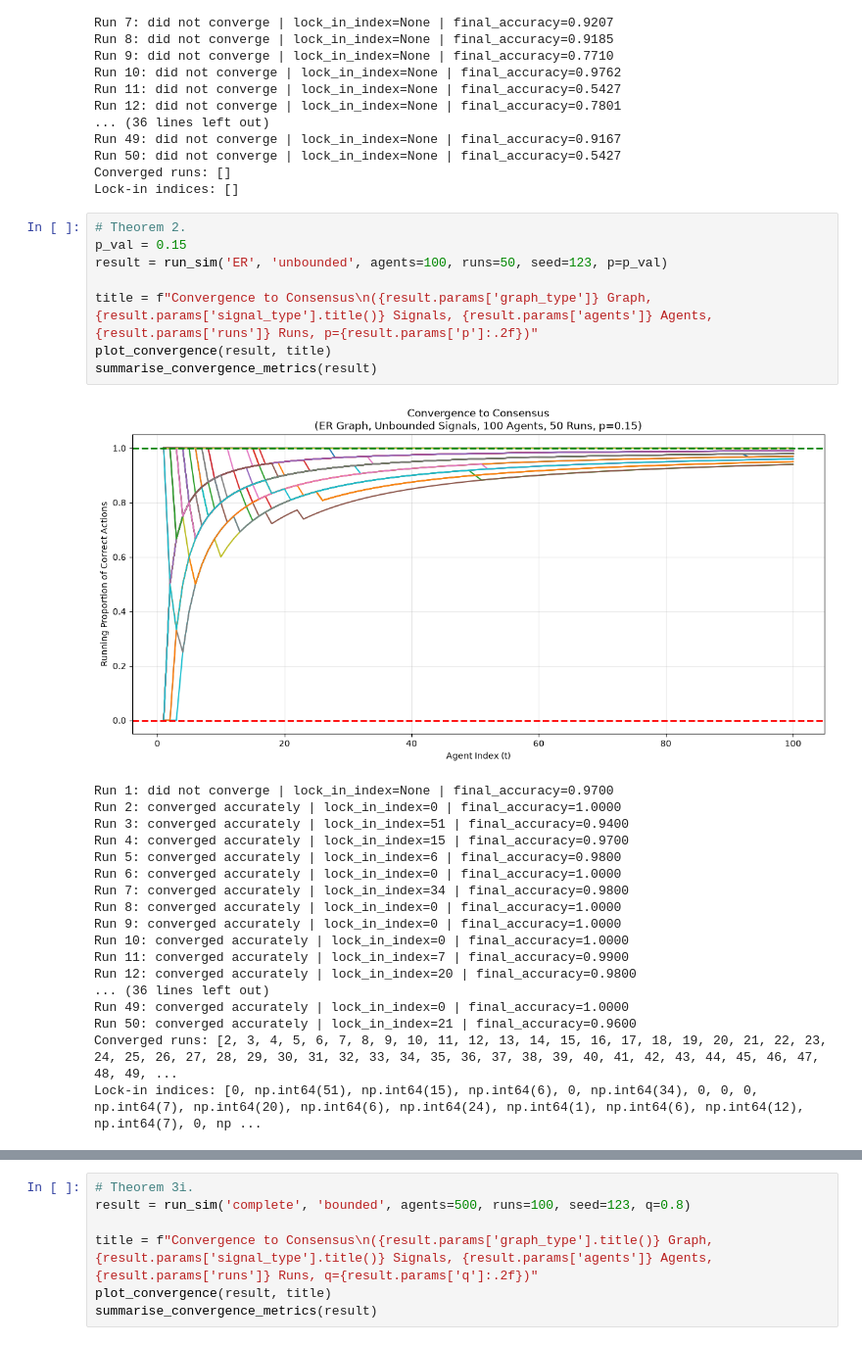
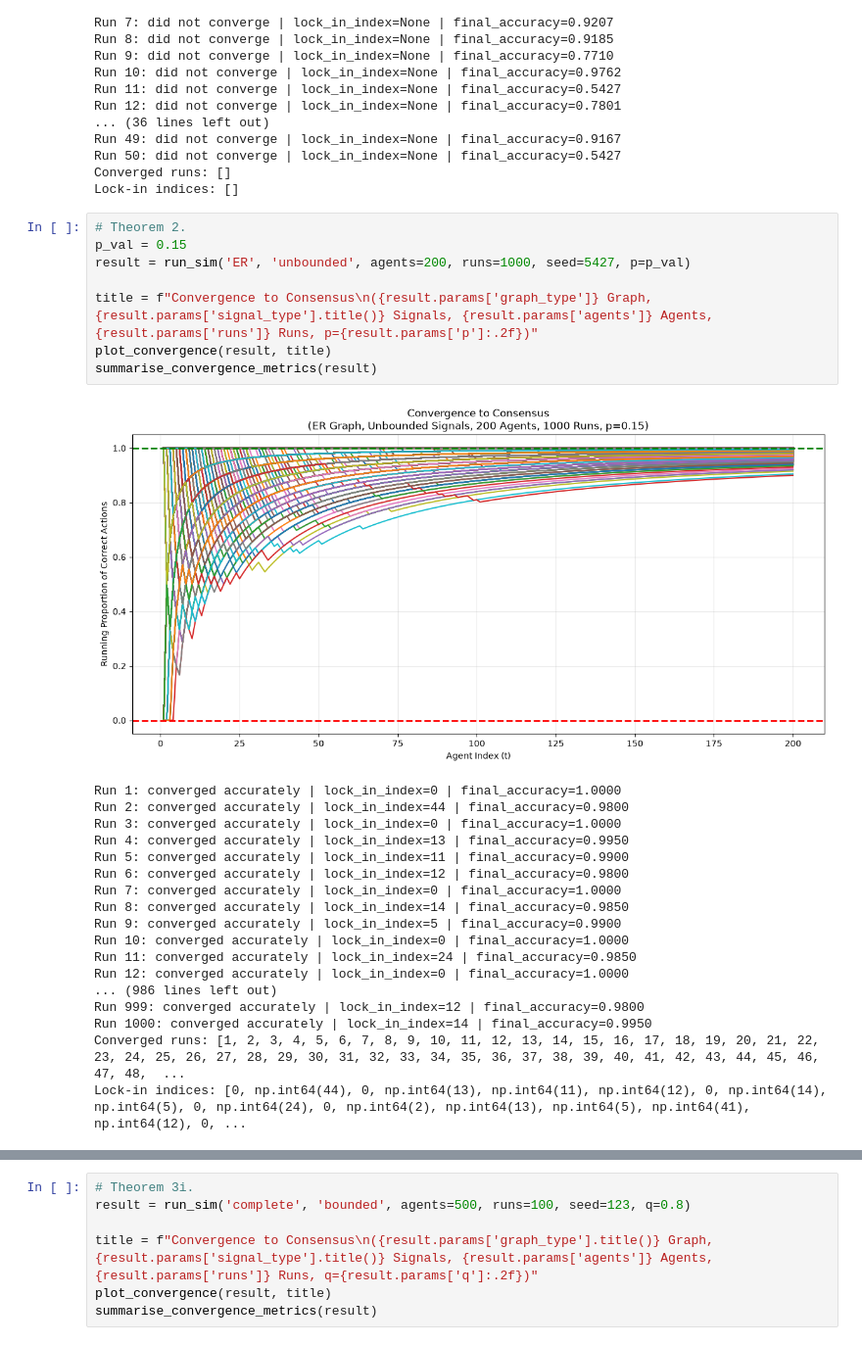
Before and after one commit to ys4ys4/Dynamic-Bayesian-Games-on-Random-Networks, a Jupyter notebook: SLM_testing.ipynb, the cells around one changed output, grey strips where cells are left out. Shown at 98% size. Drawn from its saved outputs; the diff is of its cells as text.

```diff
--- a/SLM_testing.ipynb
+++ b/SLM_testing.ipynb
@@ -109,30 +109,30 @@ Lock-in indices: []
 # %%
 # Theorem 2.
 p_val = 0.15
-result = run_sim('ER', 'unbounded', agents=100, runs=50, seed=123, p=p_val)
+result = run_sim('ER', 'unbounded', agents=200, runs=1000, seed=5427, p=p_val)
 
 title = f"Convergence to Consensus\n({result.params['graph_type']} Graph, {result.params['signal_type'].title()} Signals, {result.params['agents']} Agents, {result.params['runs']} Runs, p={result.params['p']:.2f})"
 plot_convergence(result, title)
 summarise_convergence_metrics(result)
 # %% [output]
-[figure, old version]
+[figure, new version]
-Run 1: did not converge | lock_in_index=None | final_accuracy=0.9700
-Run 2: converged accurately | lock_in_index=0 | final_accuracy=1.0000
-Run 3: converged accurately | lock_in_index=51 | final_accuracy=0.9400
-Run 4: converged accurately | lock_in_index=15 | final_accuracy=0.9700
-Run 5: converged accurately | lock_in_index=6 | final_accuracy=0.9800
-Run 6: converged accurately | lock_in_index=0 | final_accuracy=1.0000
-Run 7: converged accurately | lock_in_index=34 | final_accuracy=0.9800
-Run 8: converged accurately | lock_in_index=0 | final_accuracy=1.0000
-Run 9: converged accurately | lock_in_index=0 | final_accuracy=1.0000
+Run 1: converged accurately | lock_in_index=0 | final_accuracy=1.0000
+Run 2: converged accurately | lock_in_index=44 | final_accuracy=0.9800
+Run 3: converged accurately | lock_in_index=0 | final_accuracy=1.0000
+Run 4: converged accurately | lock_in_index=13 | final_accuracy=0.9950
+Run 5: converged accurately | lock_in_index=11 | final_accuracy=0.9900
+Run 6: converged accurately | lock_in_index=12 | final_accuracy=0.9800
+Run 7: converged accurately | lock_in_index=0 | final_accuracy=1.0000
+Run 8: converged accurately | lock_in_index=14 | final_accuracy=0.9850
+Run 9: converged accurately | lock_in_index=5 | final_accuracy=0.9900
 Run 10: converged accurately | lock_in_index=0 | final_accuracy=1.0000
-Run 11: converged accurately | lock_in_index=7 | final_accuracy=0.9900
-Run 12: converged accurately | lock_in_index=20 | final_accuracy=0.9800
-... (36 lines left out)
-Run 49: converged accurately | lock_in_index=0 | final_accuracy=1.0000
-Run 50: converged accurately | lock_in_index=21 | final_accuracy=0.9600
-Converged runs: [2, 3, 4, 5, 6, 7, 8, 9, 10, 11, 12, 13, 14, 15, 16, 17, 18, 19, 20, 21, 22, 23, 24, 25, 26, 27, 28, 29, 30, 31, 32, 33, 34, 35, 36, 37, 38, 39, 40, 41, 42, 43, 44, 45, 46, 47, 48, 49, ...
-Lock-in indices: [0, np.int64(51), np.int64(15), np.int64(6), 0, np.int64(34), 0, 0, 0, np.int64(7), np.int64(20), np.int64(6), np.int64(24), np.int64(1), np.int64(6), np.int64(12), np.int64(7), 0, np ...
+Run 11: converged accurately | lock_in_index=24 | final_accuracy=0.9850
+Run 12: converged accurately | lock_in_index=0 | final_accuracy=1.0000
+... (986 lines left out)
+Run 999: converged accurately | lock_in_index=12 | final_accuracy=0.9800
+Run 1000: converged accurately | lock_in_index=14 | final_accuracy=0.9950
+Converged runs: [1, 2, 3, 4, 5, 6, 7, 8, 9, 10, 11, 12, 13, 14, 15, 16, 17, 18, 19, 20, 21, 22, 23, 24, 25, 26, 27, 28, 29, 30, 31, 32, 33, 34, 35, 36, 37, 38, 39, 40, 41, 42, 43, 44, 45, 46, 47, 48,  ...
+Lock-in indices: [0, np.int64(44), 0, np.int64(13), np.int64(11), np.int64(12), 0, np.int64(14), np.int64(5), 0, np.int64(24), 0, np.int64(2), np.int64(13), np.int64(5), np.int64(41), np.int64(12), 0, ...
 # %%
 from simulations import run_sim
 
```
Also changed, not shown: parts of 3 cells of this notebook, 2 other files.
